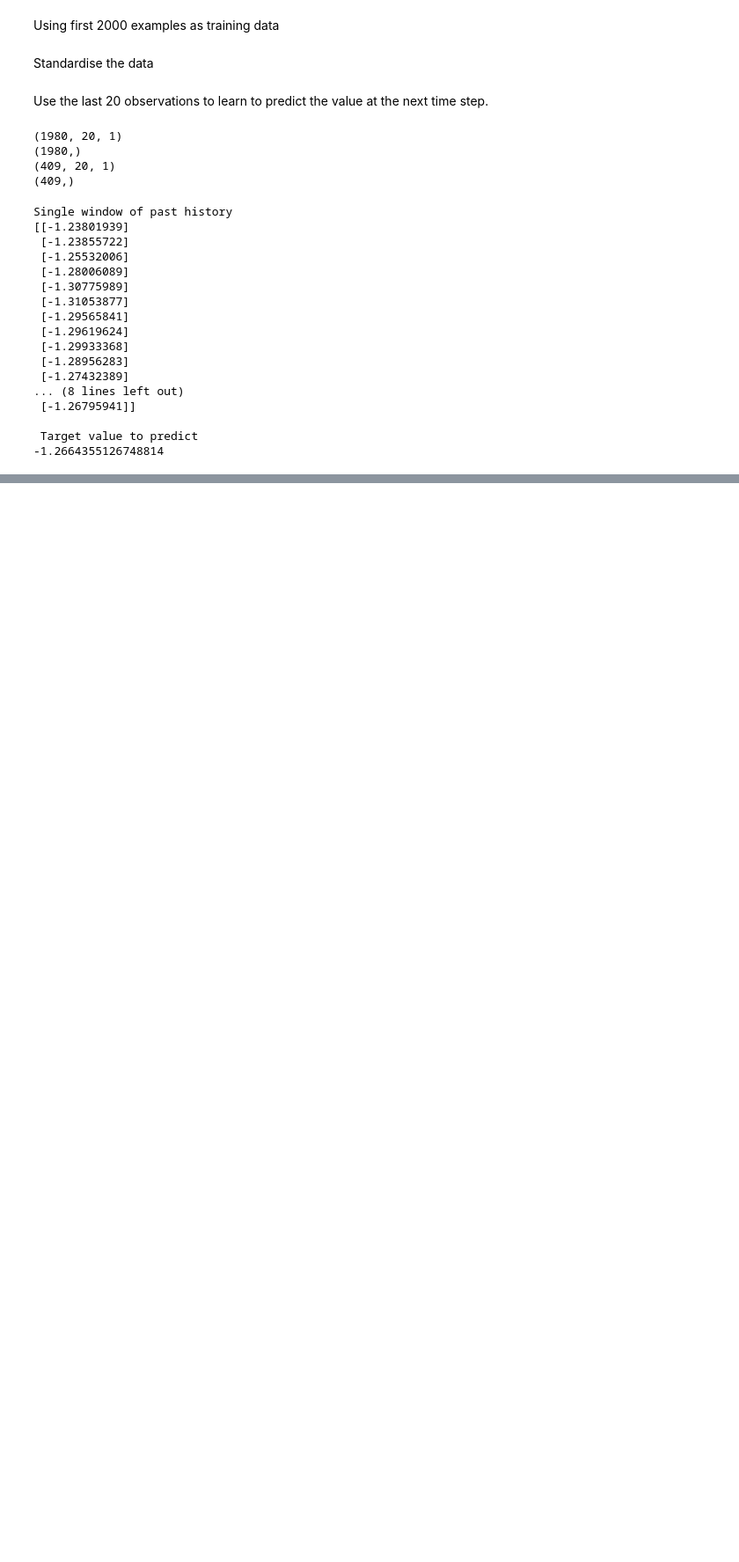
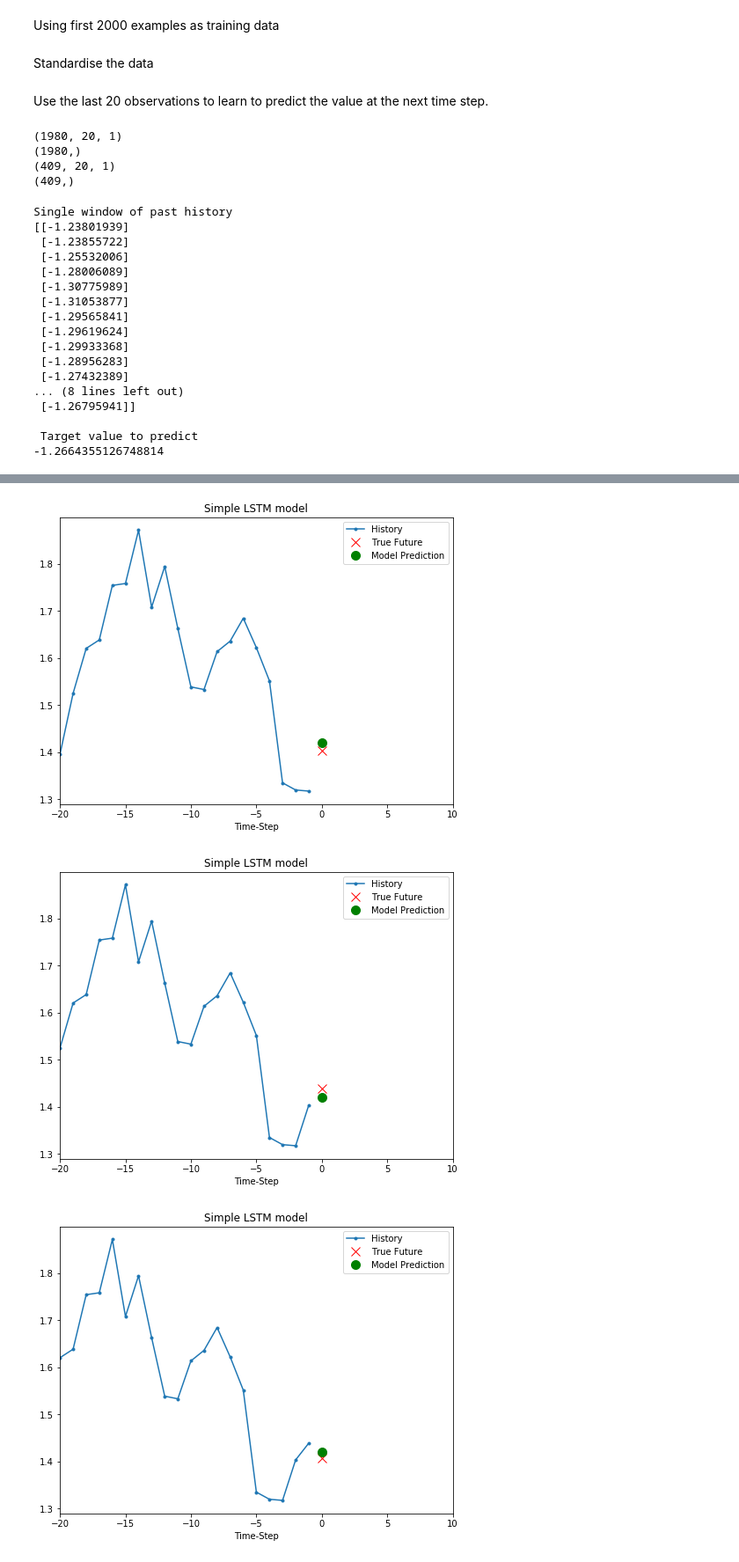
Before and after one commit to adammoss/MLiS2, a Jupyter notebook: examples/rnn/timeseries.ipynb, the cells around one changed output, grey strips where cells are left out. Shown at 88% size. Saved outputs shown, nothing was run; the diff lists cells and outputs as text; code cells hidden in the pictures; blank space fills up the shorter version.

```diff
--- a/examples/rnn/timeseries.ipynb
+++ b/examples/rnn/timeseries.ipynb
@@ -235,0 +291,9 @@ for i in range(10):
+# %%
+for i in range(5):
+  plot = show_plot([x_val_uni[i], y_val_uni[i],
+                    lstm_model.predict(x_val_uni[0:1])[0]], 0, 'Simple LSTM model')
+  plot.show()
+# %% [output]
+[figure, added]
+[figure, added]
+[figure, added]
```
Also changed, not shown: parts of 16 cells of this notebook.
